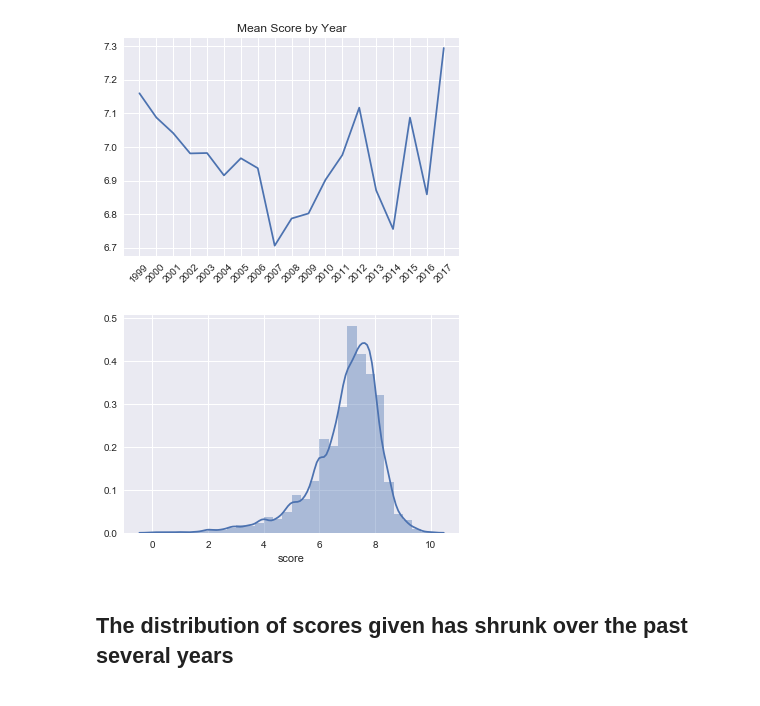
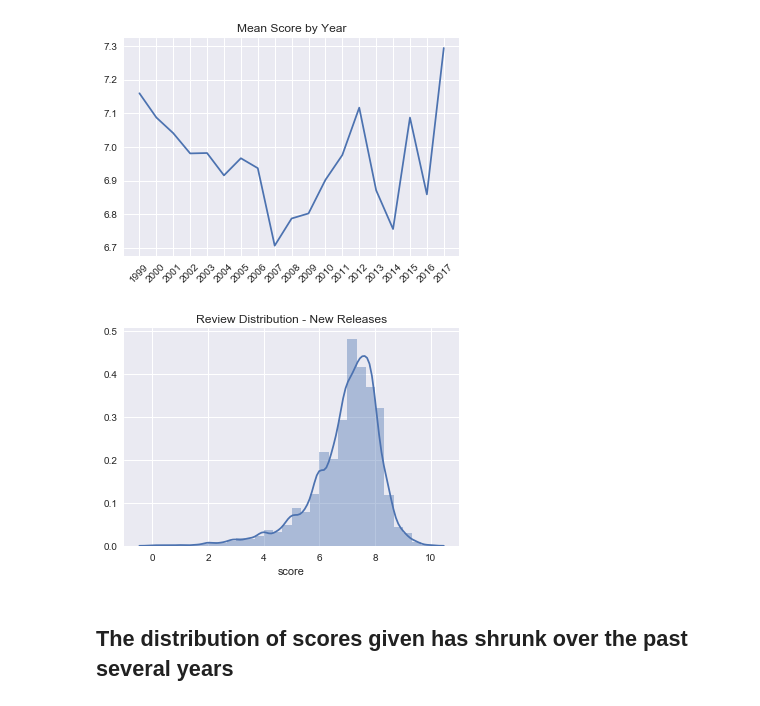
Before and after one commit to andrewjbashford/GalvanizeCapstone, a Jupyter notebook: EDA.ipynb, the cells around one changed output. Drawn from its saved outputs; the diff is of its cells as text; code cells hidden in the pictures.

```diff
--- a/EDA.ipynb
+++ b/EDA.ipynb
@@ -122,10 +125,11 @@ plt.show()
 # %% [output]
 [figure]
 # %%
+plt.title("Review Distribution - New Releases")
 sns.distplot(df_new['score'], bins=30)
 plt.show()
 # %% [output]
-[figure, old version]
+[figure, new version]
 # %% [markdown]
 ## The distribution of scores given has shrunk over the past several years
 # %%
```
Also changed, not shown: parts of 6 cells of this notebook.
